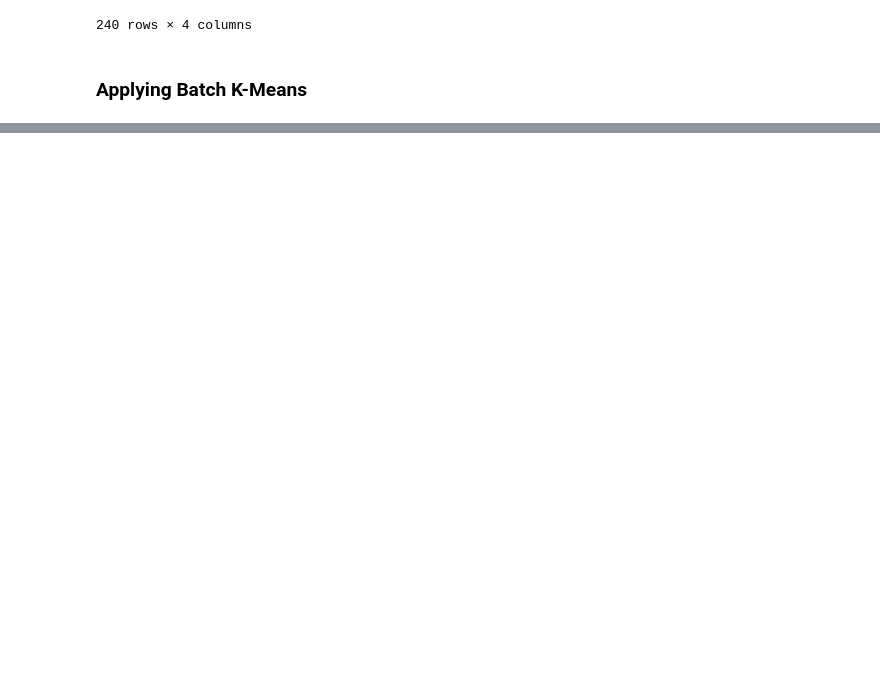
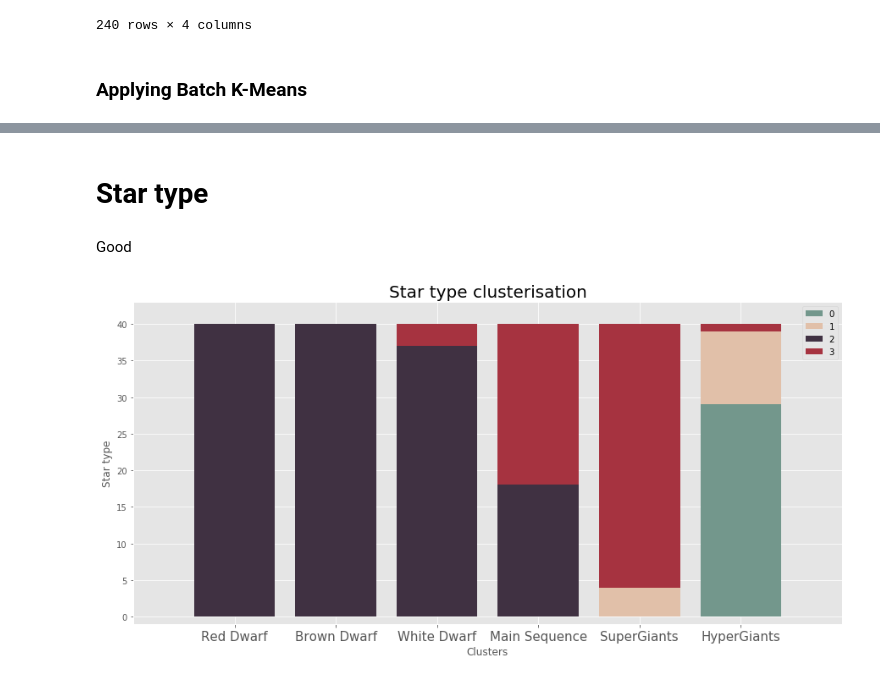
Before and after one commit to ddyak/star-dataset-analysis, a Jupyter notebook: Kmeans-HW_star.ipynb, the cells around one changed output, grey strips where cells are left out. Drawn from its saved outputs; the diff is of its cells as text; code cells hidden in the pictures; blank space fills up the shorter version.

```diff
--- a/Kmeans-HW_star.ipynb
+++ b/Kmeans-HW_star.ipynb
@@ -1283,16 +162,0 @@ for i in range(8):
-# %%
-for i in range(9):
-    fig, ax = plt.subplots(figsize = (10,7))
-
-
-    weather_num_for_cluster = np.array([len(df[(df.cluster_id_9==i)&(df.weather == el)]) for el in weather_unique])
-
-    weather_num = np.array([len(df[df.weather==el]) for el in weather_unique])
-
-    ax.bar(weather_unique, weather_num_for_cluster, label='for cluster')
-    ax.bar(weather_unique, weather_num-weather_num_for_cluster, bottom=weather_num_for_cluster, label='general')
-
-    for j, el in enumerate(weather_unique):
-        print("{} of {} ({}) belong to {}-th class".format(weather_num_for_cluster[j], weather_num[j],
-                                                           round(weather_num_for_cluster[j]/weather_num[j],2), i))
-    print()
@@ -1325,0 +163,28 @@ for i in range(9):
+# %% [markdown]
+# Star type
+# %% [markdown]
+Good
+# %%
+plt.style.use('ggplot')
+
+plt.figure(figsize=(15,7))
+type_num_for_cluster = np.array([[len(df[(df.cluster_id_4==i)&(df["Star type"] == el)]) for el in type_unique]
+                                 for i in range(4)])
+
+plt.bar(type_unique, type_num_for_cluster[0], label='0', color='#73978C')
+plt.bar(type_unique, type_num_for_cluster[1], bottom=type_num_for_cluster[0], label ='1', color='#E1C0A9')
+plt.bar(type_unique, type_num_for_cluster[2], bottom=type_num_for_cluster[1]+type_num_for_cluster[0], label ='2',
+       color='#403142')
+plt.bar(type_unique, type_num_for_cluster[3],
+       bottom=type_num_for_cluster[2]+type_num_for_cluster[1]+type_num_for_cluster[0], label ='3', color='#A63340')
+plt.legend()
+plt.xticks(type_unique, ['Red Dwarf', 'Brown Dwarf', 'White Dwarf', 'Main Sequence', 'SuperGiants', 'HyperGiants'],
+           fontsize = 15, fontweight=400)
+plt.ylabel("Star type")
+plt.xlabel("Clusters")
+plt.title("Star type clusterisation", fontsize = 20)
+plt.gca().set_ylim(-1,43)
+plt.gca().set_xlim(-1,6)
+plt.show()
+# %% [output]
+[figure, added]
```
Also changed, not shown: parts of 60 cells of this notebook.
